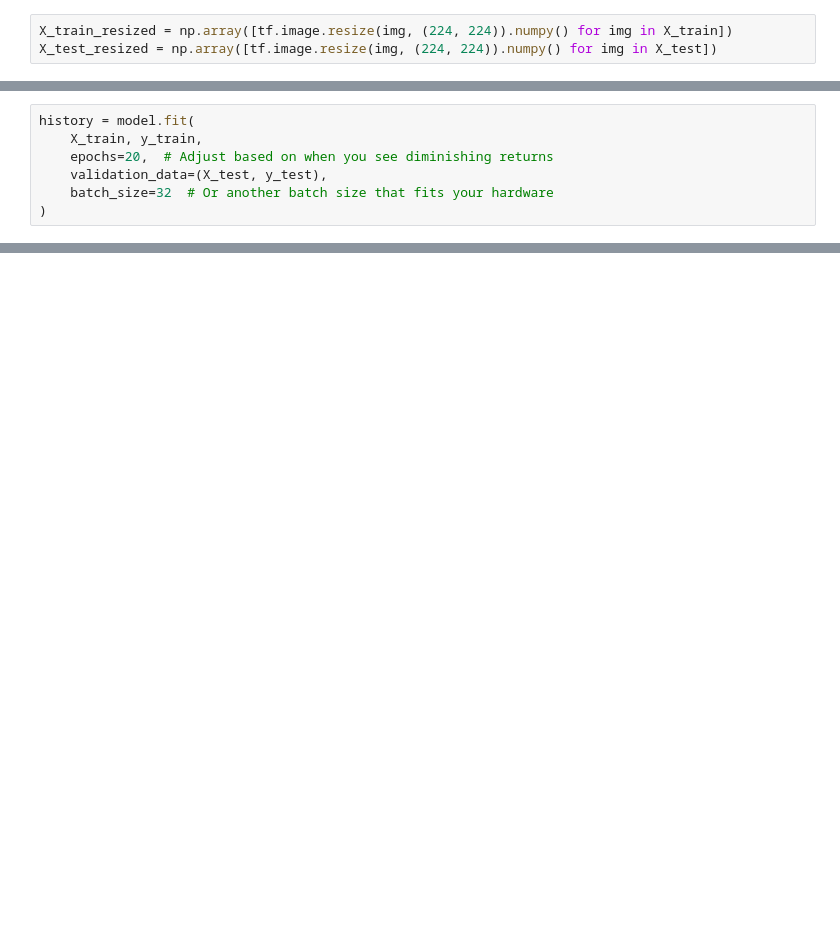
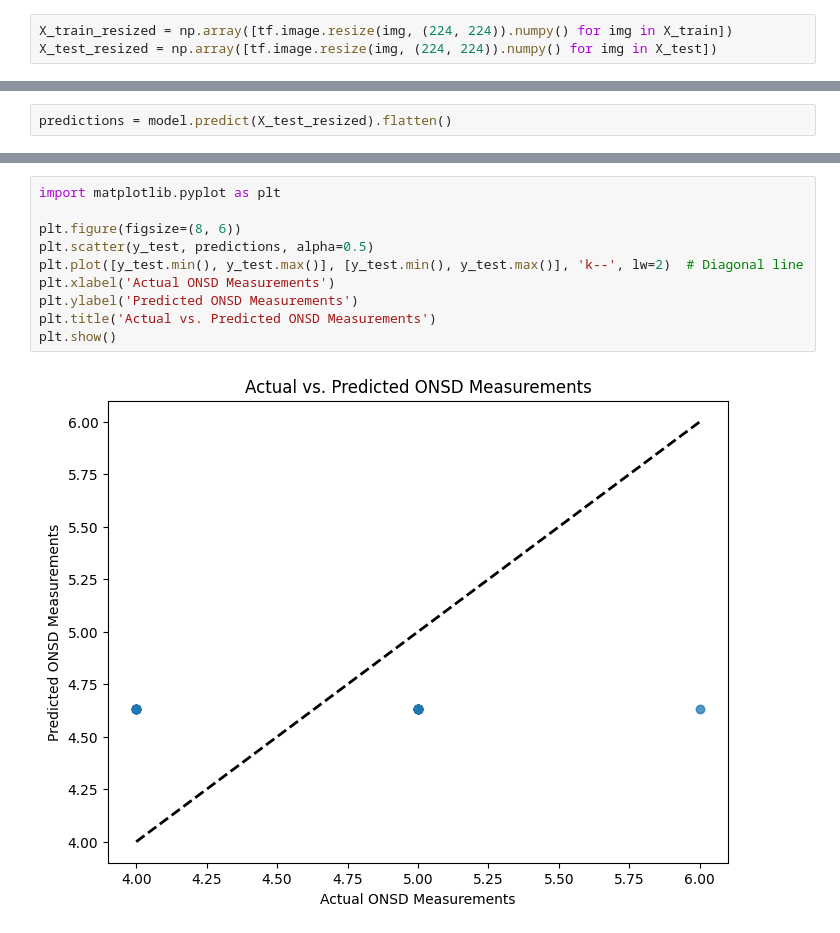
Before and after one commit to Logic06183/ONSD_Explore, a Jupyter notebook: Transfer_Learning.ipynb, the cells around one changed output, grey strips where cells are left out. Drawn from its saved outputs; the diff is of its cells as text; blank space fills up the shorter version.

```diff
--- a/Transfer_Learning.ipynb
+++ b/Transfer_Learning.ipynb
@@ -226,7 +237,0 @@ ValueError: Sequential model 'sequential_2' has already been configured to use i
-# %%
-history = model.fit(
-    X_train, y_train,
-    epochs=20,  # Adjust based on when you see diminishing returns
-    validation_data=(X_test, y_test),
-    batch_size=32  # Or another batch size that fits your hardware
-)
@@ -235,0 +238,2 @@ ValueError: Input 0 of layer "resnet50" is incompatible with the layer: expected
+# %%
+predictions = model.predict(X_test_resized).flatten()
@@ -235,0 +257,12 @@ ValueError: Input 0 of layer "resnet50" is incompatible with the layer: expected
+# %%
+import matplotlib.pyplot as plt
+
+plt.figure(figsize=(8, 6))
+plt.scatter(y_test, predictions, alpha=0.5)
+plt.plot([y_test.min(), y_test.max()], [y_test.min(), y_test.max()], 'k--', lw=2)  # Diagonal line
+plt.xlabel('Actual ONSD Measurements')
+plt.ylabel('Predicted ONSD Measurements')
+plt.title('Actual vs. Predicted ONSD Measurements')
+plt.show()
+# %% [output]
+[figure, added]
```
Also changed, not shown: parts of 13 cells of this notebook.
